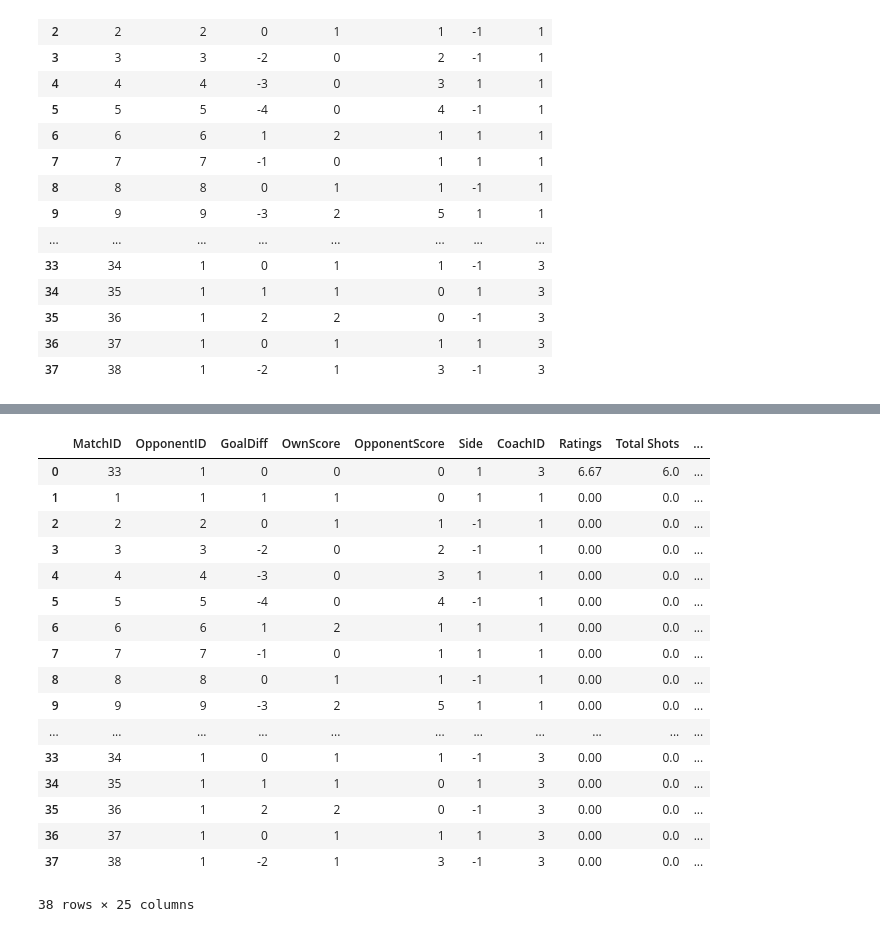
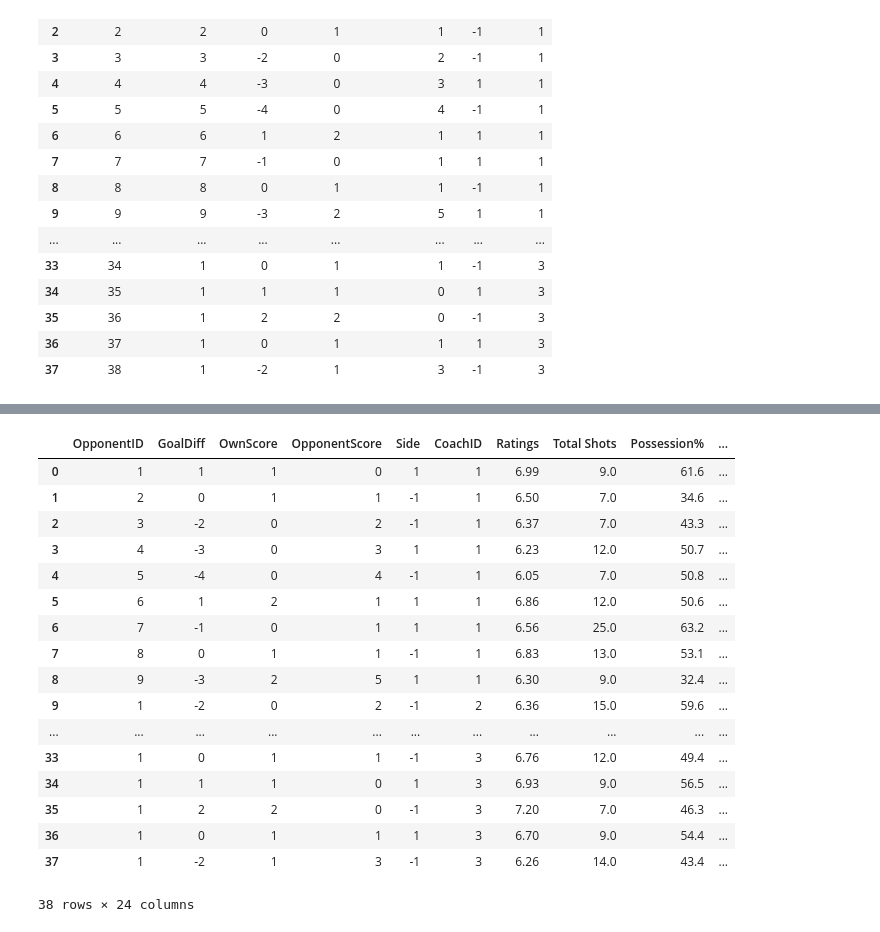
Before and after one commit to GZNGroup/2020MCM-ICM, a Jupyter notebook: 2020_Weekend1_Problems/matches.ipynb, the cells around one changed output, grey strips where cells are left out. Saved outputs shown, nothing was run; the diff lists cells and outputs as text; code cells hidden in the pictures.

Commit message:
Update MatchesData！！！

```diff
--- a/2020_Weekend1_Problems/matches.ipynb
+++ b/2020_Weekend1_Problems/matches.ipynb
@@ -66,15 +66,14 @@ def findkeys(file, i):
                 dataMatch.loc[i,key] = float(nums[0])
             else:
                 dataMatch.loc[i,key] = float(nums[1])
-            print (dataMatch[key][i])
         key = ''
         line = f.readline()
     f.close()
     return
-data = pd.DataFrame()
 for i in range(0,38):
+    dataColumnsVis  = [0 for i in range(len(dataColumns))]
     file1 = "./match centre/txt"+str(38-i)+".txt"
     file2 = "./chalkboard/txt"  +str(38-i)+".txt"
-    # print (file1, file2)
     findkeys(file1, i)
     findkeys(file2, i)
+data = dataMatch
@@ -100,21 +80,24 @@ for i in range(0,38):
-# %%
-dataMatch
-# %% [output]
-|  | MatchID | OpponentID | GoalDiff | OwnScore | OpponentScore | Side | CoachID | Ratings | Total Shots | ... |
-| 0 | 33 | 1 | 0 | 0 | 0 | 1 | 3 | 6.67 | 6.0 | ... |
-| 1 | 1 | 1 | 1 | 1 | 0 | 1 | 1 | 0.00 | 0.0 | ... |
-| 2 | 2 | 2 | 0 | 1 | 1 | -1 | 1 | 0.00 | 0.0 | ... |
-| 3 | 3 | 3 | -2 | 0 | 2 | -1 | 1 | 0.00 | 0.0 | ... |
-| 4 | 4 | 4 | -3 | 0 | 3 | 1 | 1 | 0.00 | 0.0 | ... |
-| 5 | 5 | 5 | -4 | 0 | 4 | -1 | 1 | 0.00 | 0.0 | ... |
-| 6 | 6 | 6 | 1 | 2 | 1 | 1 | 1 | 0.00 | 0.0 | ... |
-| 7 | 7 | 7 | -1 | 0 | 1 | 1 | 1 | 0.00 | 0.0 | ... |
-| 8 | 8 | 8 | 0 | 1 | 1 | -1 | 1 | 0.00 | 0.0 | ... |
-| 9 | 9 | 9 | -3 | 2 | 5 | 1 | 1 | 0.00 | 0.0 | ... |
-| ... | ... | ... | ... | ... | ... | ... | ... | ... | ... | ... |
-| 33 | 34 | 1 | 0 | 1 | 1 | -1 | 3 | 0.00 | 0.0 | ... |
-| 34 | 35 | 1 | 1 | 1 | 0 | 1 | 3 | 0.00 | 0.0 | ... |
-| 35 | 36 | 1 | 2 | 2 | 0 | -1 | 3 | 0.00 | 0.0 | ... |
-| 36 | 37 | 1 | 0 | 1 | 1 | 1 | 3 | 0.00 | 0.0 | ... |
-| 37 | 38 | 1 | -2 | 1 | 3 | -1 | 3 | 0.00 | 0.0 | ... |
-38 rows × 25 columns
+# %%
+data = data.sort_index(by=['MatchID'], axis=0, ascending = True)
+data.index = range(38)
+data = data.drop(['MatchID'], axis=1)
+data
+# %% [output]
+|  | OpponentID | GoalDiff | OwnScore | OpponentScore | Side | CoachID | Ratings | Total Shots | Possession% | ... |
+| 0 | 1 | 1 | 1 | 0 | 1 | 1 | 6.99 | 9.0 | 61.6 | ... |
+| 1 | 2 | 0 | 1 | 1 | -1 | 1 | 6.50 | 7.0 | 34.6 | ... |
+| 2 | 3 | -2 | 0 | 2 | -1 | 1 | 6.37 | 7.0 | 43.3 | ... |
+| 3 | 4 | -3 | 0 | 3 | 1 | 1 | 6.23 | 12.0 | 50.7 | ... |
+| 4 | 5 | -4 | 0 | 4 | -1 | 1 | 6.05 | 7.0 | 50.8 | ... |
+| 5 | 6 | 1 | 2 | 1 | 1 | 1 | 6.86 | 12.0 | 50.6 | ... |
+| 6 | 7 | -1 | 0 | 1 | 1 | 1 | 6.56 | 25.0 | 63.2 | ... |
+| 7 | 8 | 0 | 1 | 1 | -1 | 1 | 6.83 | 13.0 | 53.1 | ... |
+| 8 | 9 | -3 | 2 | 5 | 1 | 1 | 6.30 | 9.0 | 32.4 | ... |
+| 9 | 1 | -2 | 0 | 2 | -1 | 2 | 6.36 | 15.0 | 59.6 | ... |
+| ... | ... | ... | ... | ... | ... | ... | ... | ... | ... | ... |
+| 33 | 1 | 0 | 1 | 1 | -1 | 3 | 6.76 | 12.0 | 49.4 | ... |
+| 34 | 1 | 1 | 1 | 0 | 1 | 3 | 6.93 | 9.0 | 56.5 | ... |
+| 35 | 1 | 2 | 2 | 0 | -1 | 3 | 7.20 | 7.0 | 46.3 | ... |
+| 36 | 1 | 0 | 1 | 1 | 1 | 3 | 6.70 | 9.0 | 54.4 | ... |
+| 37 | 1 | -2 | 1 | 3 | -1 | 3 | 6.26 | 14.0 | 43.4 | ... |
+38 rows × 24 columns
```
Also changed, not shown: parts of 1 cell of this notebook, 3 other files.
